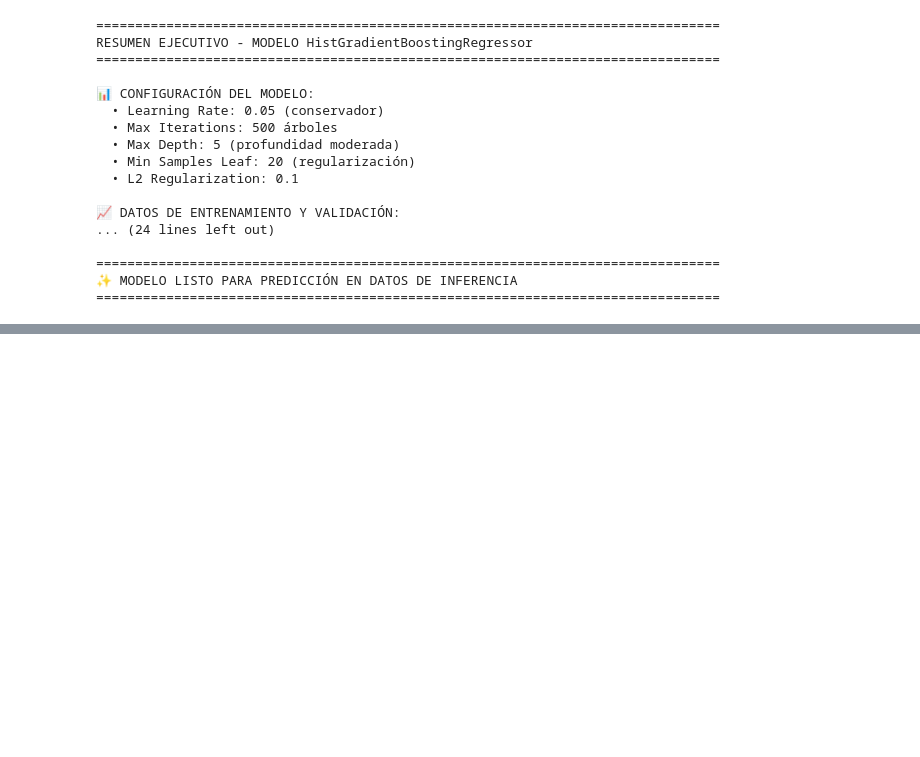
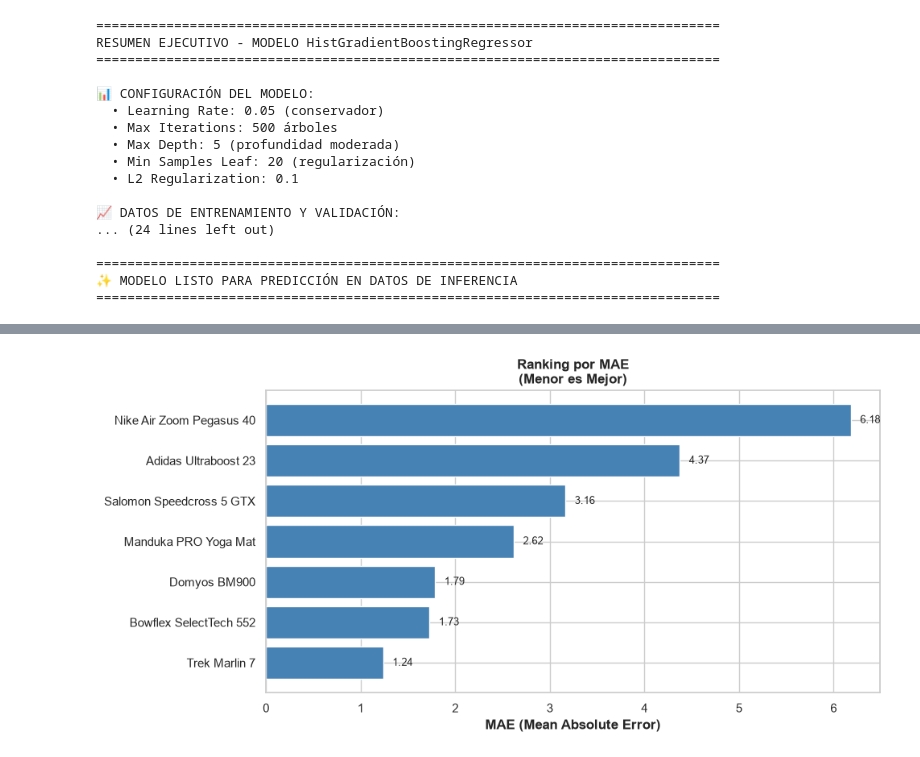
Before and after one commit to giralrez/Proyecto-Forecasting-retail-DS, a Jupyter notebook: notebooks/entrenamiento.ipynb, the cells around one changed output, grey strips where cells are left out. Saved outputs shown, nothing was run; the diff lists cells and outputs as text; code cells hidden in the pictures; blank space fills up the shorter version.

```diff
--- a/notebooks/entrenamiento.ipynb
+++ b/notebooks/entrenamiento.ipynb
@@ -1091,0 +1323,13 @@ RESUMEN EJECUTIVO - MODELO HistGradientBoostingRegressor
+# %%
+metricas_sorted_mae = metricas_df.sort_values('MAE')
+
+plt.figure(figsize=(10, 5))
+plt.barh(metricas_sorted_mae['Producto'], metricas_sorted_mae['MAE'], color='steelblue')
+plt.xlabel('MAE (Mean Absolute Error)', fontweight='bold')
+plt.title('Ranking por MAE\n(Menor es Mejor)', fontweight='bold')
+for i, (idx, row) in enumerate(metricas_sorted_mae.iterrows()):
+    plt.text(row['MAE'] + 0.1, i, f"{row['MAE']:.2f}", va='center', fontsize=9)
+plt.tight_layout()
+plt.show()
+# %% [output]
+[figure, added]
```
Also changed, not shown: parts of 7 cells of this notebook.
